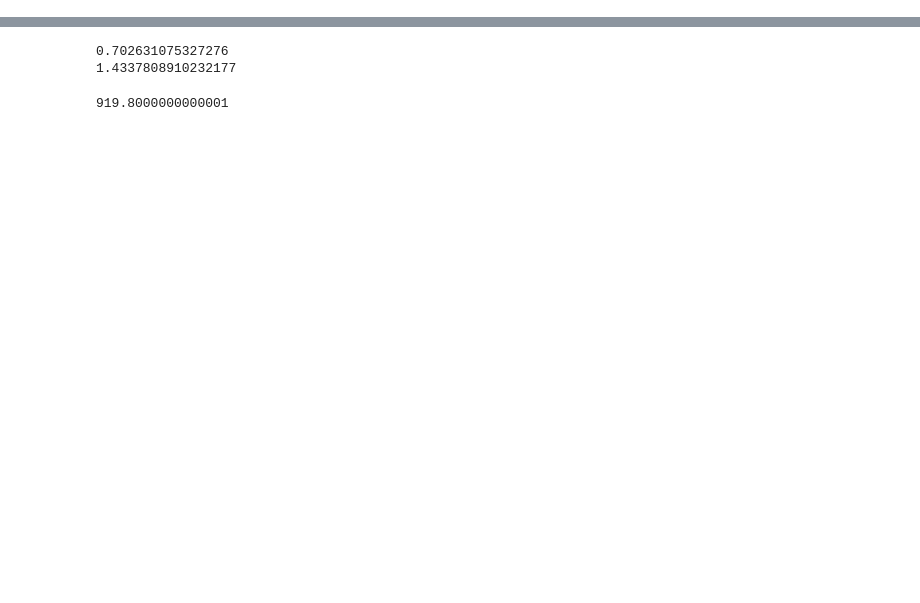
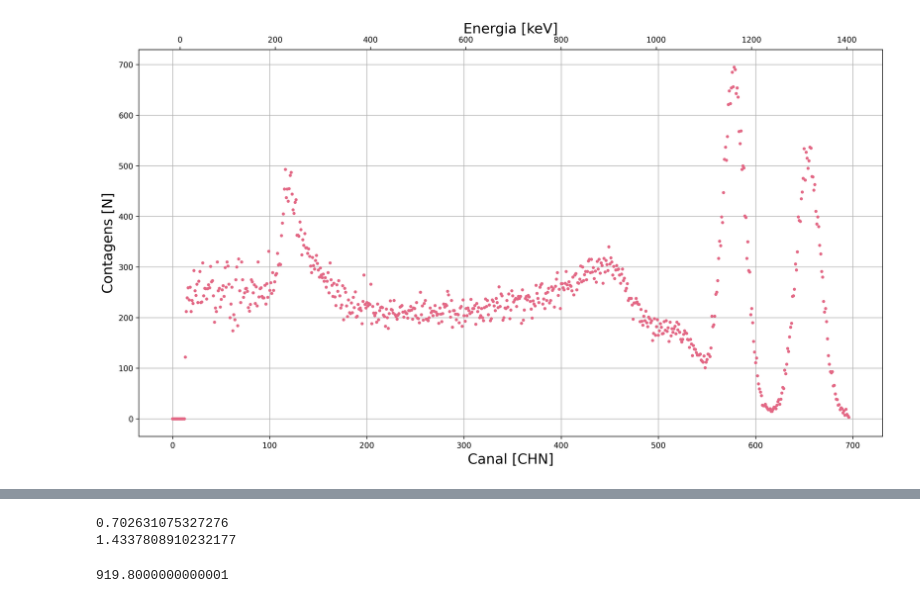
Before and after one commit to joaopedrobiu6/LFEA, a Jupyter notebook: main/g_notebook.ipynb, the cells around one changed output, grey strips where cells are left out. Saved outputs shown, nothing was run; the diff lists cells and outputs as text; code cells hidden in the pictures; blank space fills up the shorter version.

```diff
--- a/main/g_notebook.ipynb
+++ b/main/g_notebook.ipynb
@@ -112,7 +151,9 @@ def graficoduplo(file, xax, yax, xax2):
     plt.show()
     #ax.set_title('Radiação de Fundo', fontsize = 18)
 # %%
-graficoduplo("../lar10.txt", "Canal [CHN]", "Contagens [N]", "Energia [keV]")
+graficoduplo("../cosemfundo.txt", "Canal [CHN]", "Contagens [N]", "Energia [keV]")
+# %% [output]
+[figure, added]
 # %%
 fig, ax = plt.subplots(constrained_layout=True, figsize=(14, 8), dpi=300,facecolor='white')
 data = pd.read_csv("../lar10.txt", index_col=False, header=None, sep=",")
```
Also changed, not shown: parts of 13 cells of this notebook, 10 other files.
